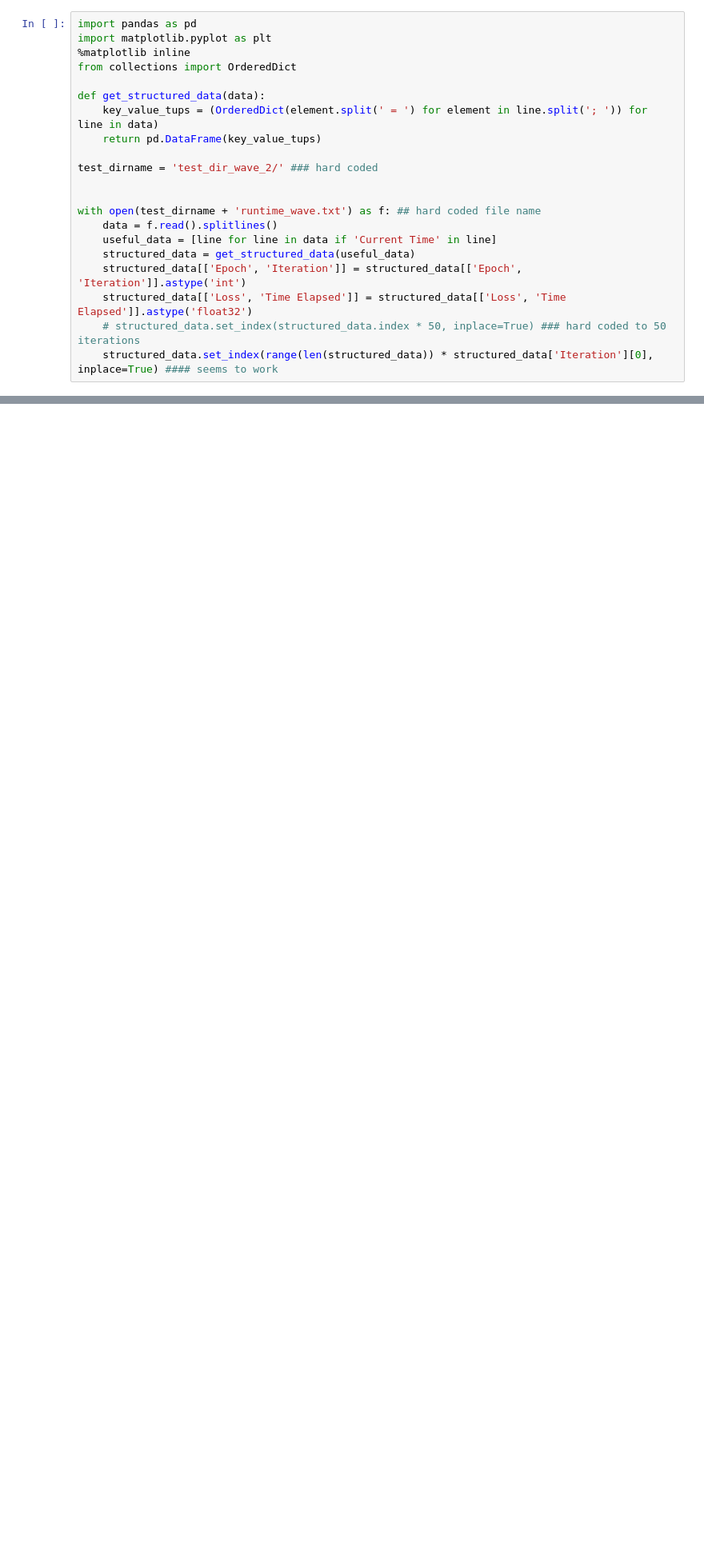
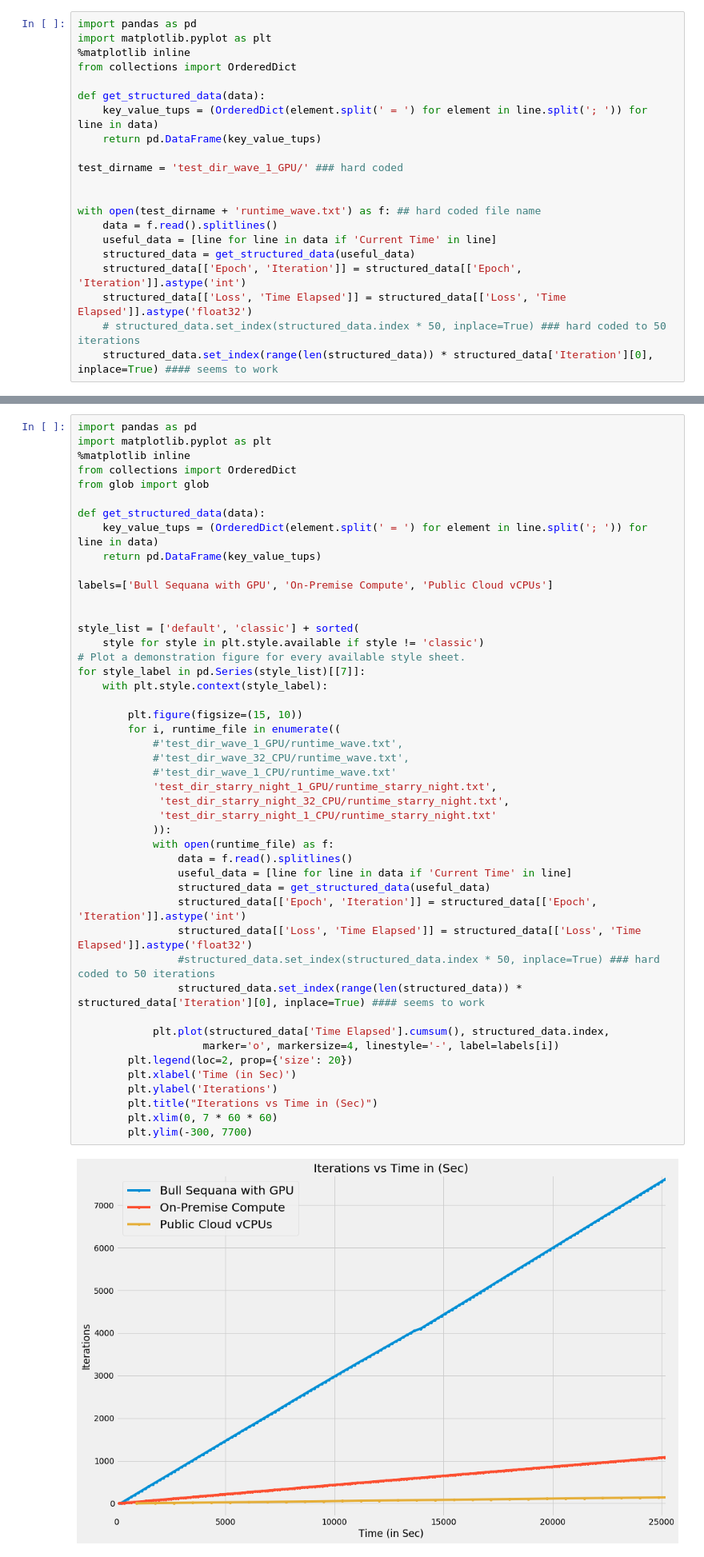
Before and after one commit to eugeneh101/fast-style-transfer, a Jupyter notebook: Stitching_Style_Animations_Together.ipynb, the cells around one changed output, grey strips where cells are left out. Shown: that part at 80% size. Cells and saved outputs as stored; diff of their text form; blank space fills up the shorter version.

Commit message:
small update to improve the plots

```diff
--- a/Stitching_Style_Animations_Together.ipynb
+++ b/Stitching_Style_Animations_Together.ipynb
@@ -10,7 +10,7 @@ def get_structured_data(data):
     key_value_tups = (OrderedDict(element.split(' = ') for element in line.split('; ')) for line in data)
     return pd.DataFrame(key_value_tups)
 
-test_dirname = 'test_dir_wave_2/' ### hard coded
+test_dirname = 'test_dir_wave_1_GPU/' ### hard coded
 
 
 with open(test_dirname + 'runtime_wave.txt') as f: ## hard coded file name
@@ -84,5 +116,53 @@ final_clip.write_videofile('combined_movie.mp4')
 # %% [markdown]
 # Plot Metrics
+# %%
+import pandas as pd
+import matplotlib.pyplot as plt
+%matplotlib inline
+from collections import OrderedDict
+from glob import glob
+
+def get_structured_data(data):
+    key_value_tups = (OrderedDict(element.split(' = ') for element in line.split('; ')) for line in data)
+    return pd.DataFrame(key_value_tups)
+
+labels=['Bull Sequana with GPU', 'On-Premise Compute', 'Public Cloud vCPUs']
+
+
+style_list = ['default', 'classic'] + sorted(
+    style for style in plt.style.available if style != 'classic')
+# Plot a demonstration figure for every available style sheet.
+for style_label in pd.Series(style_list)[[7]]:
+    with plt.style.context(style_label):
+
+        plt.figure(figsize=(15, 10))
+        for i, runtime_file in enumerate((
+            #'test_dir_wave_1_GPU/runtime_wave.txt',
+            #'test_dir_wave_32_CPU/runtime_wave.txt',
+            #'test_dir_wave_1_CPU/runtime_wave.txt'
+            'test_dir_starry_night_1_GPU/runtime_starry_night.txt',
+             'test_dir_starry_night_32_CPU/runtime_starry_night.txt',
+             'test_dir_starry_night_1_CPU/runtime_starry_night.txt'
+            )):
+            with open(runtime_file) as f:
+                data = f.read().splitlines()
+                useful_data = [line for line in data if 'Current Time' in line]
+                structured_data = get_structured_data(useful_data)
+                structured_data[['Epoch', 'Iteration']] = structured_data[['Epoch', 'Iteration']].astype('int')
+                structured_data[['Loss', 'Time Elapsed']] = structured_data[['Loss', 'Time Elapsed']].astype('float32')
+                #structured_data.set_index(structured_data.index * 50, inplace=True) ### hard coded to 50 iterations
+                structured_data.set_index(range(len(structured_data)) * structured_data['Iteration'][0], inplace=True) #### seems to work
+
+            plt.plot(structured_data['Time Elapsed'].cumsum(), structured_data.index,
+                    marker='o', markersize=4, linestyle='-', label=labels[i])
+        plt.legend(loc=2, prop={'size': 20})
+        plt.xlabel('Time (in Sec)')
+        plt.ylabel('Iterations')
+        plt.title("Iterations vs Time in (Sec)")
+        plt.xlim(0, 7 * 60 * 60)
+        plt.ylim(-300, 7700)
+# %% [output]
+[figure, added]
 # %%
 import pandas as pd
 import matplotlib.pyplot as plt
```
Also changed, not shown: parts of 4 cells of this notebook, 1 other file.
